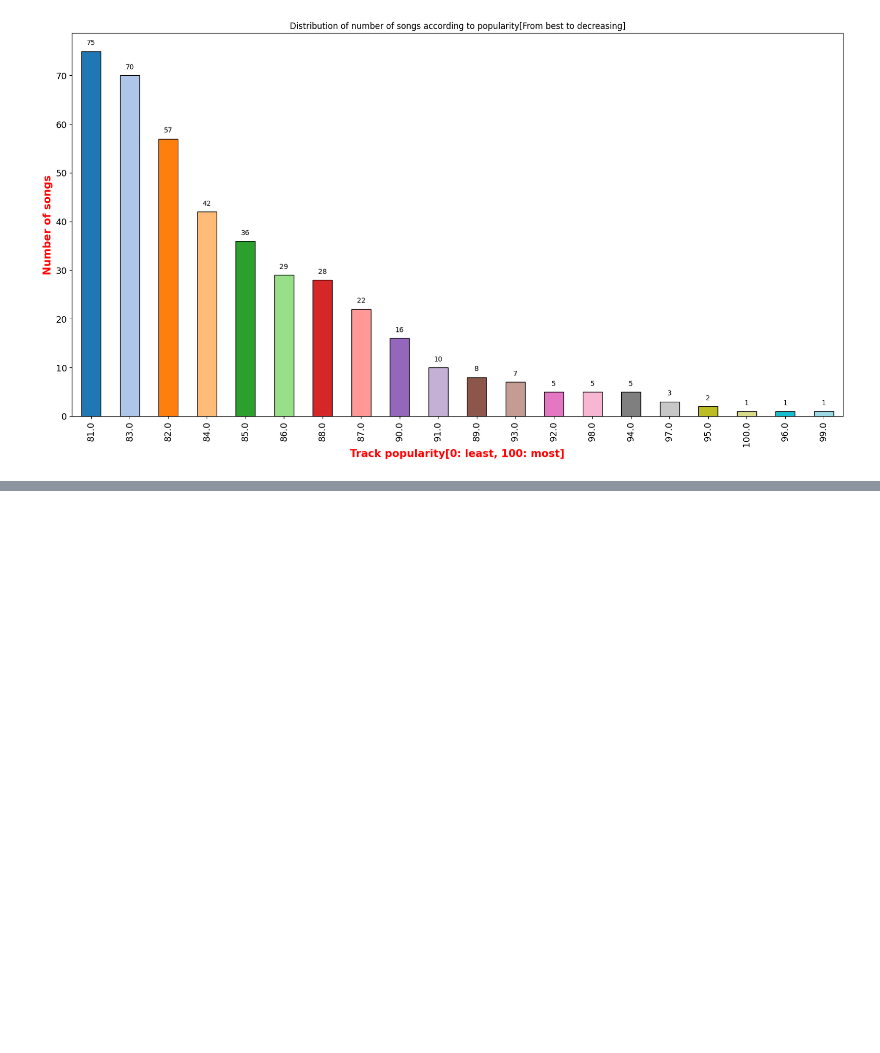
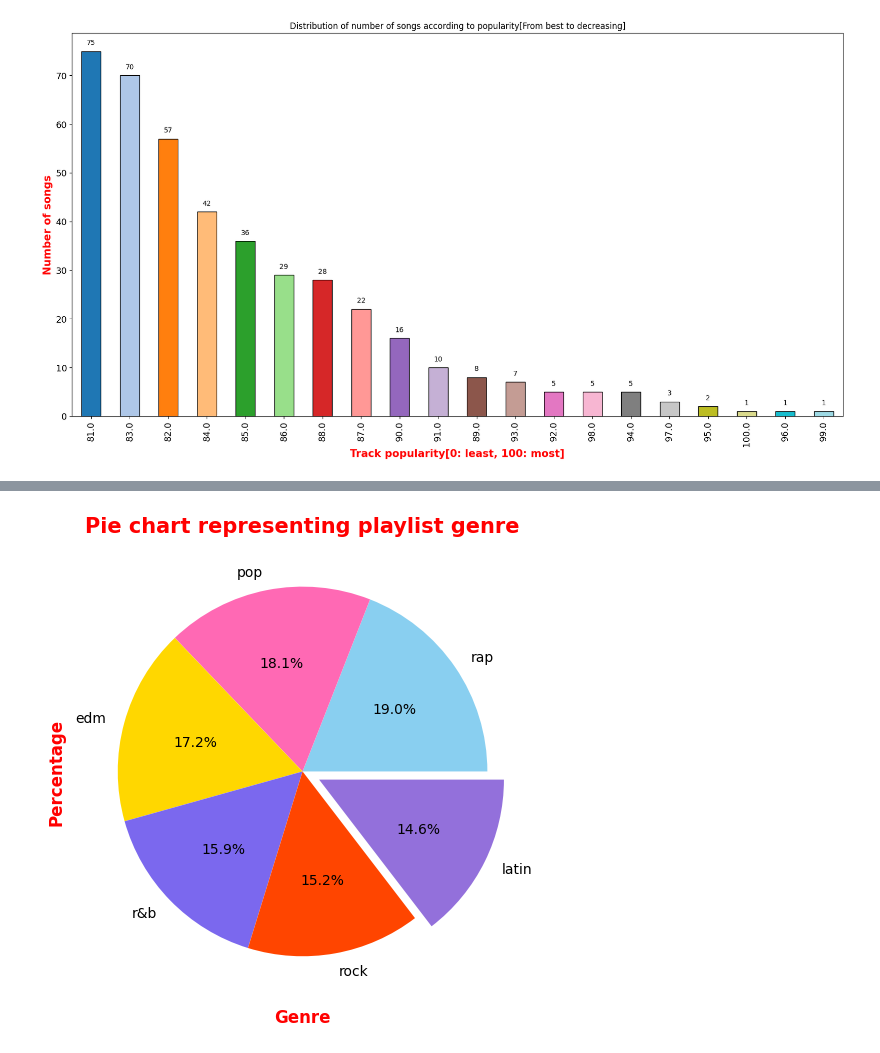
Before and after one commit to hemantsirsat/Data-Visualisation, a Jupyter notebook: Spotify/app.ipynb, the cells around one changed output, grey strips where cells are left out. Cells and saved outputs as stored; diff of their text form; code cells hidden in the pictures; blank space fills up the shorter version.

```diff
--- a/Spotify/app.ipynb
+++ b/Spotify/app.ipynb
@@ -3,6 +3,10 @@ import pandas as pd
 import numpy as np
 import matplotlib.pyplot as plt
 import seaborn as sns
+
+colors = ["#89CFF0", "#FF69B4", "#FFD700", "#7B68EE", "#FF4500",
+          "#9370DB", "#32CD32", "#8A2BE2", "#FF6347", "#20B2AA",
+          "#FF69B4", "#00CED1", "#FF7F50", "#7FFF00", "#DA70D6"]
 # %%
 df = pd.read_csv("./spotify_songs.csv")
 df.head()
@@ -200,0 +218,14 @@ plt.show()
+# %%
+plt.figure(figsize=(20,6))
+
+counts = df["playlist_genre"].value_counts()
+explode = (0,0,0,0,0,0.1)
+
+counts.plot(kind="pie",colors=colors,explode=explode,autopct="%1.1f%%")
+
+plt.title("Pie chart representing playlist genre",weight="bold",fontsize=15,color="#FF0000")
+plt.xlabel("Genre",weight="bold",fontsize=12,color="#FF0000")
+plt.ylabel("Percentage",weight="bold",fontsize=12,color="#FF0000")
+plt.show()
+# %% [output]
+[figure, added]
```
Also changed, not shown: parts of 6 cells of this notebook.
